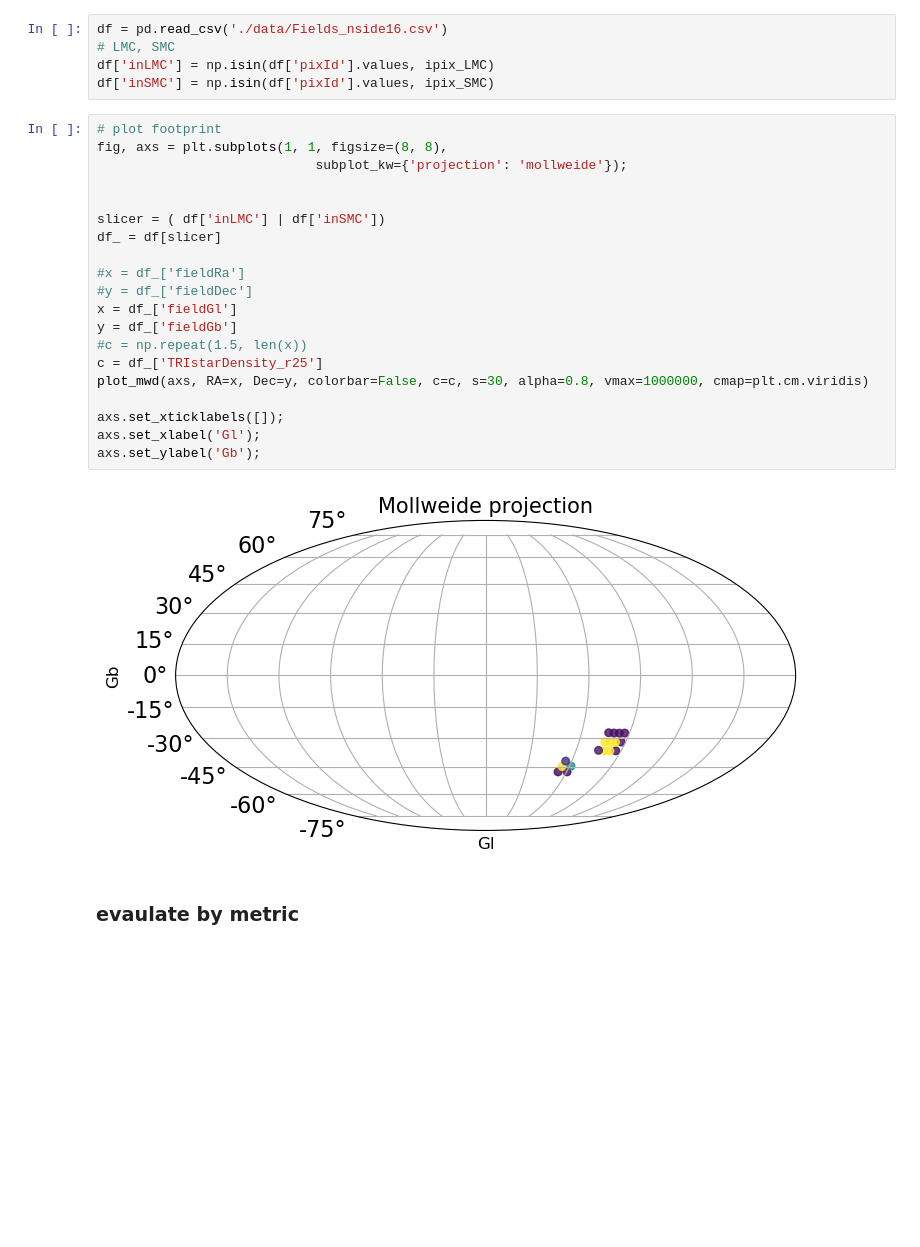
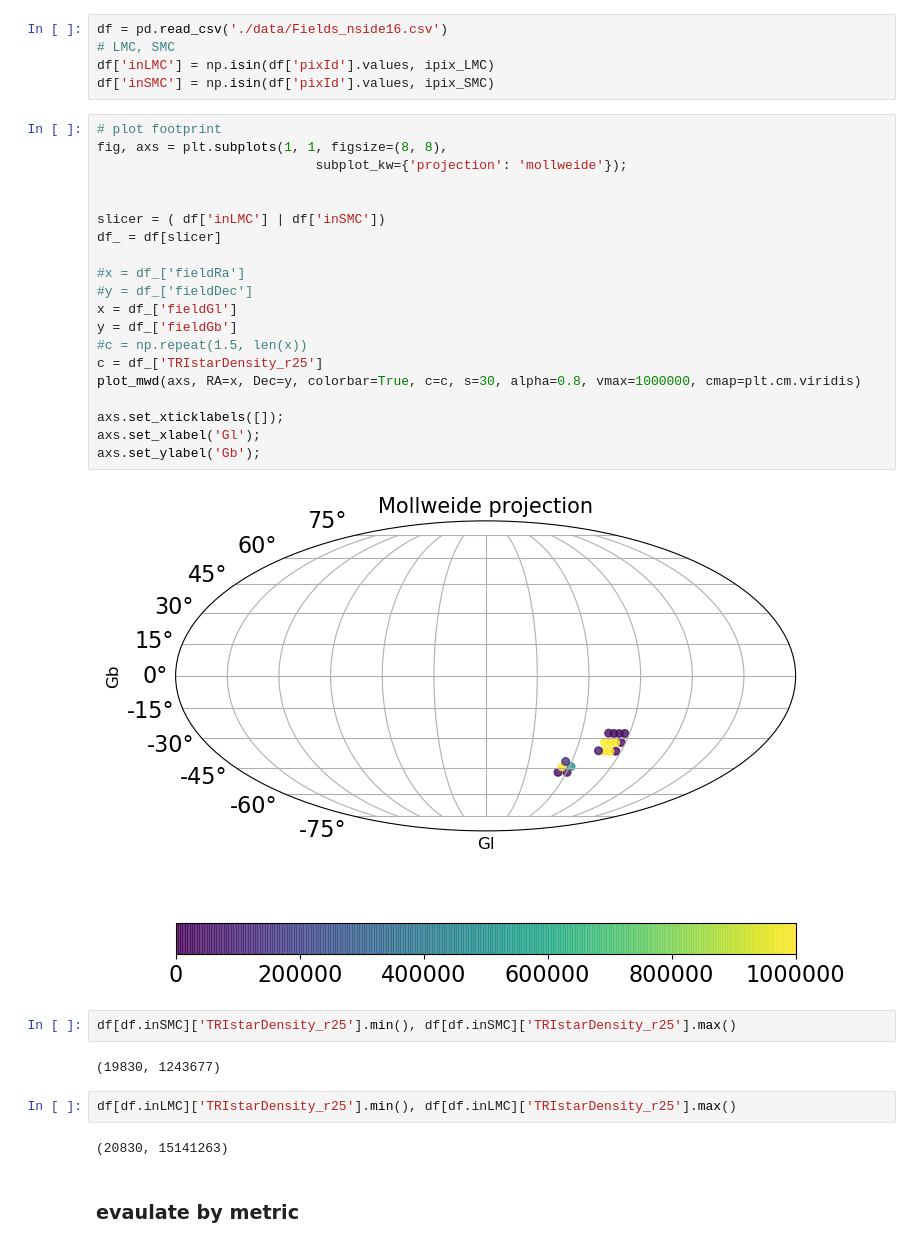
Before and after one commit to fedhere/LSSTunknowns, a Jupyter notebook: tdAnom/LMC_SMC_coverage.ipynb, the cells around one changed output. Saved outputs shown, nothing was run; the diff lists cells and outputs as text; blank space fills up the shorter version.

```diff
--- a/tdAnom/LMC_SMC_coverage.ipynb
+++ b/tdAnom/LMC_SMC_coverage.ipynb
@@ -59,25 +59,33 @@ df['inSMC'] = np.isin(df['pixId'].values, ipix_SMC)
 # %%
 # plot footprint
 fig, axs = plt.subplots(1, 1, figsize=(8, 8),
                             subplot_kw={'projection': 'mollweide'});
 
 
 slicer = ( df['inLMC'] | df['inSMC'])
 df_ = df[slicer]
 
 #x = df_['fieldRa']
 #y = df_['fieldDec']
 x = df_['fieldGl']
 y = df_['fieldGb']
 #c = np.repeat(1.5, len(x))
 c = df_['TRIstarDensity_r25']
-plot_mwd(axs, RA=x, Dec=y, colorbar=False, c=c, s=30, alpha=0.8, vmax=1000000, cmap=plt.cm.viridis)
+plot_mwd(axs, RA=x, Dec=y, colorbar=True, c=c, s=30, alpha=0.8, vmax=1000000, cmap=plt.cm.viridis)
 
 axs.set_xticklabels([]);
 axs.set_xlabel('Gl');
 axs.set_ylabel('Gb');
 # %% [output]
-[figure, old version]
+[figure, new version]
+# %%
+df[df.inSMC]['TRIstarDensity_r25'].min(), df[df.inSMC]['TRIstarDensity_r25'].max()
+# %% [output]
+(19830, 1243677)
+# %%
+df[df.inLMC]['TRIstarDensity_r25'].min(), df[df.inLMC]['TRIstarDensity_r25'].max()
+# %% [output]
+(20830, 15141263)
 # %% [markdown]
 ### evaulate by metric
 # %% [markdown]
```
Also changed, not shown: parts of 5 cells of this notebook, 2 other files.
